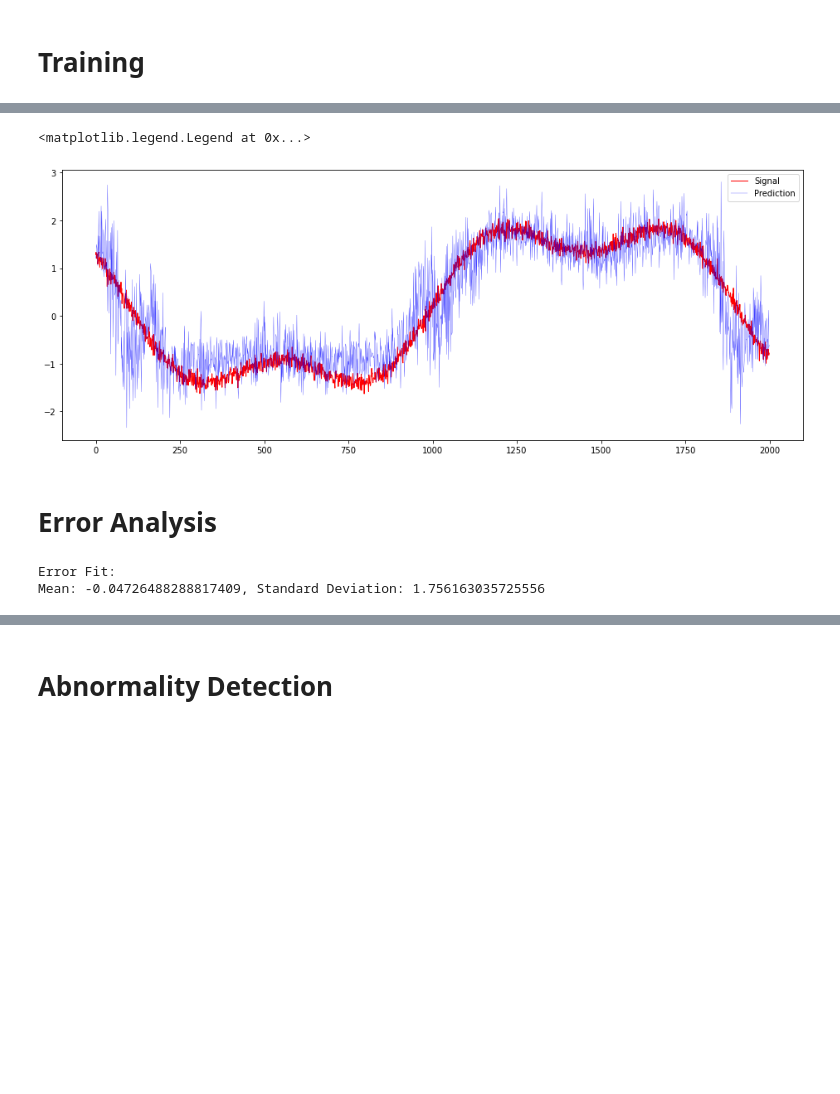
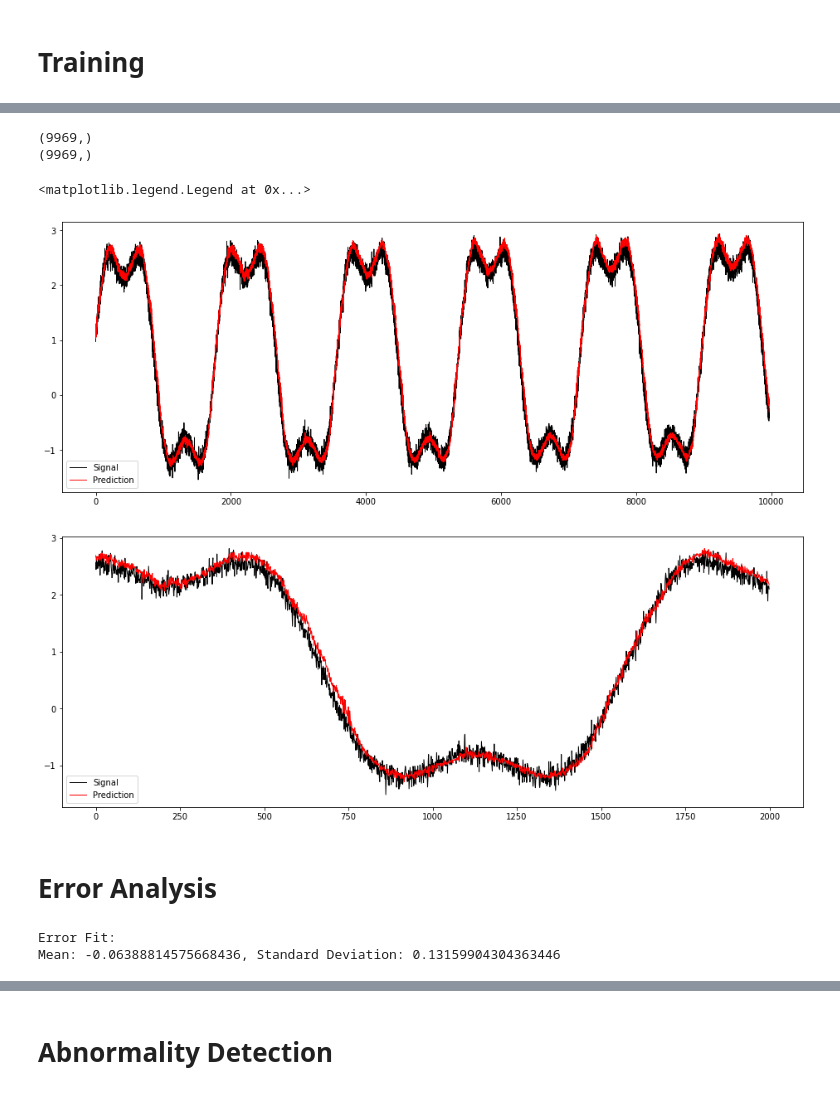
Before and after one commit to pprestridge/TCN_Literature, a Jupyter notebook: TCN Abnormality Detection.ipynb, the cells around one changed output, grey strips where cells are left out. Saved outputs shown, nothing was run; the diff lists cells and outputs as text; code cells hidden in the pictures; blank space fills up the shorter version.

```diff
--- a/TCN Abnormality Detection.ipynb
+++ b/TCN Abnormality Detection.ipynb
@@ -171,13 +171,13 @@ def buildTCNModel(WINDOW_SIZE):
 # Training
 # %%
 #Generate a signal
-signal = SequenceGenerator.generator(1000000)
+train_signal = SequenceGenerator.generator(1000000)
 
 #Transform signal into a windowed dataset
 WINDOW_SIZE = 32
 BATCH_SIZE = 16
 SHUFFLE_BUFFER = 100
-train_set = windowed_dataset(signal,
+train_set = windowed_dataset(train_signal,
                             window_size=WINDOW_SIZE,
                             batch_size=BATCH_SIZE,
                             shuffle_buffer=SHUFFLE_BUFFER)
@@ -186,7 +186,7 @@ train_set = windowed_dataset(signal,
 TCNModel = buildTCNModel(WINDOW_SIZE)
 
 #Compile Model
-TCNModel.compile(optimizer=optimizer, loss=tf.keras.losses.Huber(), metrics=["mae"])
+TCNModel.compile(optimizer="adam", loss=tf.keras.losses.Huber(), metrics=["mae"])
 
 #Setup early stopping
 EarlyStopping = tf.keras.callbacks.EarlyStopping(monitor='loss', patience=15, restore_best_weights=True)
@@ -216,29 +216,49 @@ Epoch 53/100
 # %%
-signal = SequenceGenerator.generator(100)
+#Generate a test signal
+test_signal = SequenceGenerator.generator(100)
 
+#Use the trained model to generate a forecast based on a given test signal
 def model_forecast(model, series, window_size):
     ds = tf.data.Dataset.from_tensor_slices(series)
     ds = ds.window(window_size, shift=1, drop_remainder=True)
     ds = ds.flat_map(lambda w: w.batch(window_size))
     ds = ds.batch(32).prefetch(1)
     forecast = model.predict(ds)
-    return forecast
+    return np.squeeze(forecast)
 
-forecast = model_forecast(TCNModel, signal, WINDOW_SIZE)
+#Generate forecast
+forecast = model_forecast(TCNModel, test_signal, WINDOW_SIZE)
 
-error = signal[32:] - forecast
+#Resize the test signal (to account for the windowlength by removing the entries of the windowsize-1)
+test_signal = test_signal[WINDOW_SIZE-1:]
+
+#Verify dimensions
+print(test_signal.shape)
+print(forecast.shape)
+# %% [output]
+(9969,)
+(9969,)
 # %%
 plt.figure(figsize=(16, 6))
-plt.plot(signal[-2000:], 'r', linewidth=1, label="Signal")
-plt.plot(forecast[-2000:], 'b', linewidth=0.25, label="Prediction")
+plt.plot(test_signal, 'k', linewidth=1, label="Signal")
+plt.plot(forecast, 'r', linewidth=1, label="Prediction")
 plt.legend()
+
+plt.figure(figsize=(16, 6))
+plt.plot(test_signal[2000:4000], 'k', linewidth=1, label="Signal")
+plt.plot(forecast[2000:4000], 'r', linewidth=1, label="Prediction")
+plt.legend()
 # %% [output]
 <matplotlib.legend.Legend at 0x...>
-[figure, old version]
+[figure, new version]
+[figure, added]
 # %% [markdown]
 # Error Analysis
 # %%
 from scipy.stats import norm
+
+#Calculate the error on the test signal
+error = test_signal - forecast
 
 # Fit a normal distribution to the error
 parameters = norm.fit(error)
@@ -246,11 +266,11 @@ print("Error Fit:")
 print("Mean: {}, Standard Deviation: {}".format(parameters[0], parameters[1]))
 
 #Fitted Distribution
-x = np.arange(-8, 8, .25)
+x = np.arange(-1, 1, .0001)
 pdf_fitted = norm.pdf(x,loc=parameters[0],scale=parameters[1])
 # %% [output]
 Error Fit:
-Mean: -0.04726488288817409, Standard Deviation: 1.756163035725556
+Mean: -0.06388814575668436, Standard Deviation: 0.13159904304363446
 # %%
 plt.title('Error Distribution')
 plt.plot(x,pdf_fitted,'r-', label="Fit Normal Distribution")
```
Also changed, not shown: parts of 8 cells of this notebook.
